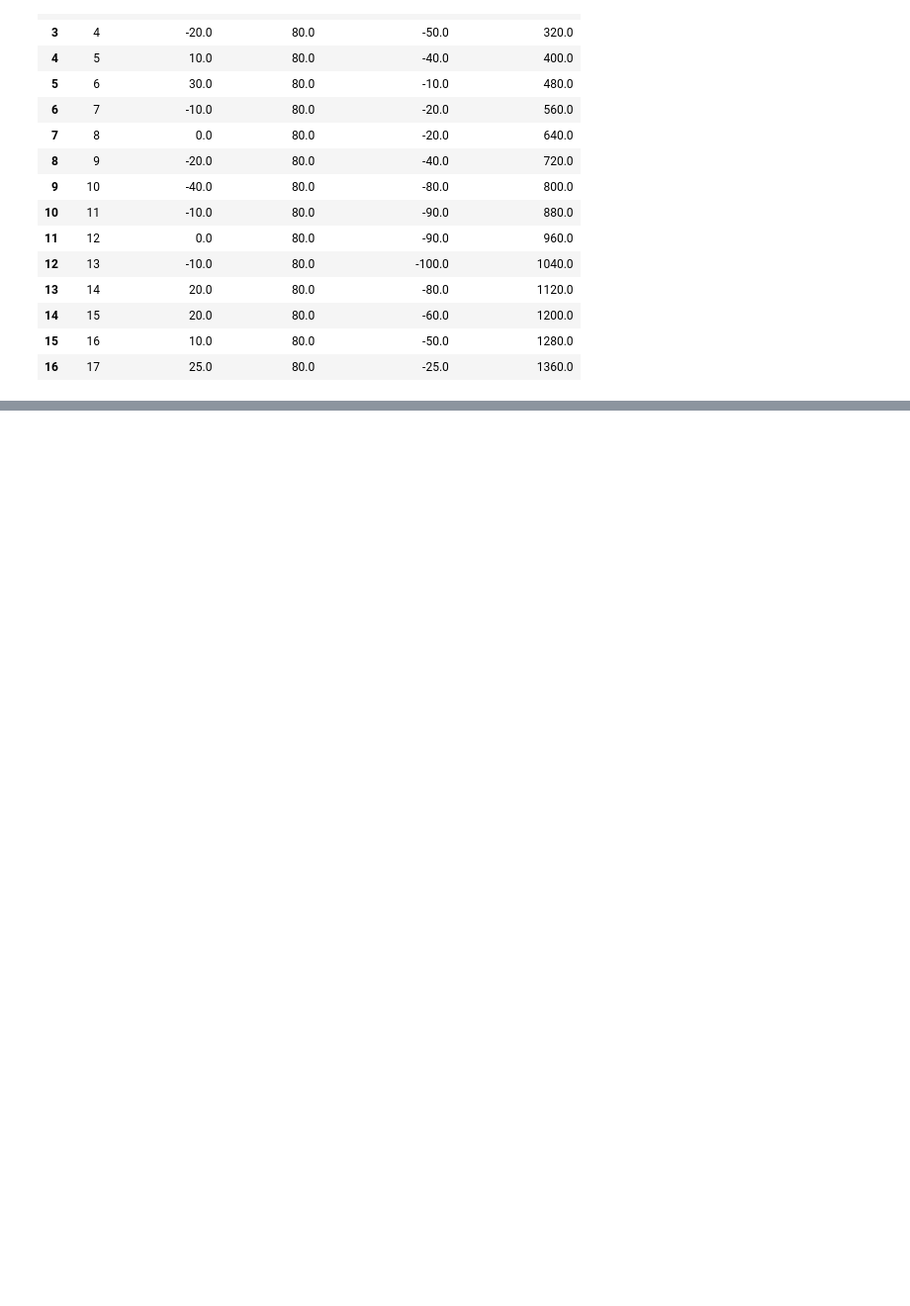
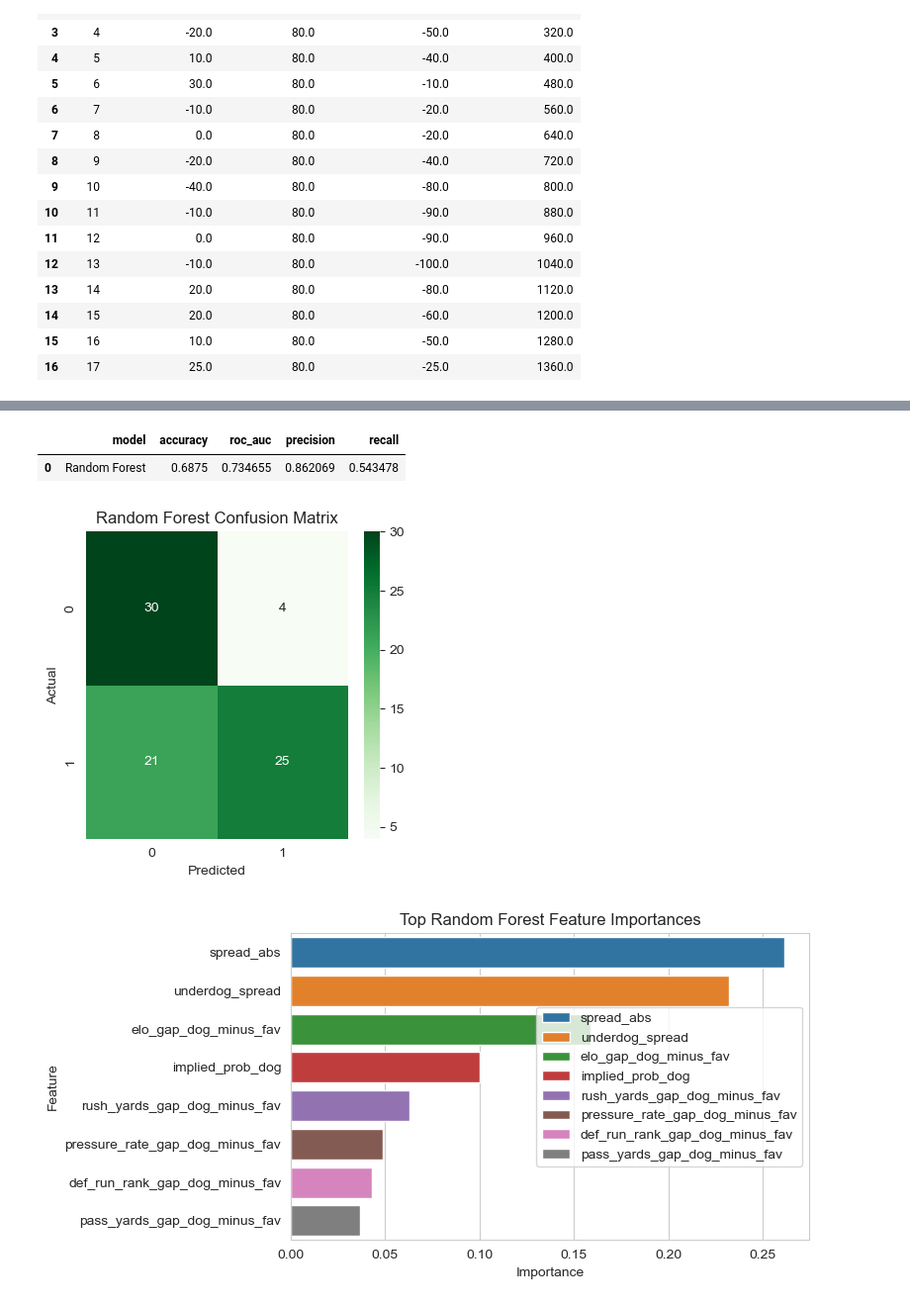
Before and after one commit to srikardabbara1/Data_Analysis_Final_Project, a Jupyter notebook: analysis.ipynb, the cells around one changed output, grey strips where cells are left out. Shown at 99% size. Saved outputs shown, nothing was run; the diff lists cells and outputs as text; code cells hidden in the pictures; blank space fills up the shorter version.

```diff
--- a/analysis.ipynb
+++ b/analysis.ipynb
@@ -228,0 +663,47 @@ weekly_spread_inverse
+# %%
+# Random Forest model
+rf_model = RandomForestClassifier(
+    n_estimators=300,
+    max_depth=4,
+    min_samples_leaf=8,
+    random_state=42,
+)
+rf_model.fit(X_train, y_train)
+
+rf_proba = rf_model.predict_proba(X_test)[:, 1]
+rf_pred = (rf_proba >= 0.5).astype(int)
+
+rf_metrics = pd.DataFrame([
+    {
+        "model": "Random Forest",
+        "accuracy": accuracy_score(y_test, rf_pred),
+        "roc_auc": safe_roc_auc(y_test, rf_proba),
+        "precision": precision_score(y_test, rf_pred, zero_division=0),
+        "recall": recall_score(y_test, rf_pred, zero_division=0),
+    }
+])
+display(rf_metrics)
+
+cm_rf = confusion_matrix(y_test, rf_pred)
+plt.figure(figsize=(4, 4))
+sns.heatmap(cm_rf, annot=True, fmt="d", cmap="Greens")
+plt.title("Random Forest Confusion Matrix")
+plt.xlabel("Predicted")
+plt.ylabel("Actual")
+plt.tight_layout()
+plt.show()
+
+rf_importance = pd.Series(rf_model.feature_importances_, index=feature_cols).sort_values(ascending=False)
+
+plt.figure(figsize=(8, 4))
+sns.barplot(x=rf_importance.values[:8], y=rf_importance.index[:8], hue=rf_importance.index[:8], dodge=False)
+plt.title("Top Random Forest Feature Importances")
+plt.xlabel("Importance")
+plt.ylabel("Feature")
+plt.tight_layout()
+plt.show()
+# %% [output]
+|  | model | accuracy | roc_auc | precision | recall |
+| 0 | Random Forest | 0.6875 | 0.734655 | 0.862069 | 0.543478 |
+[figure, added]
+[figure, added]
```
Also changed, not shown: parts of 9 cells of this notebook, 1 other file.
